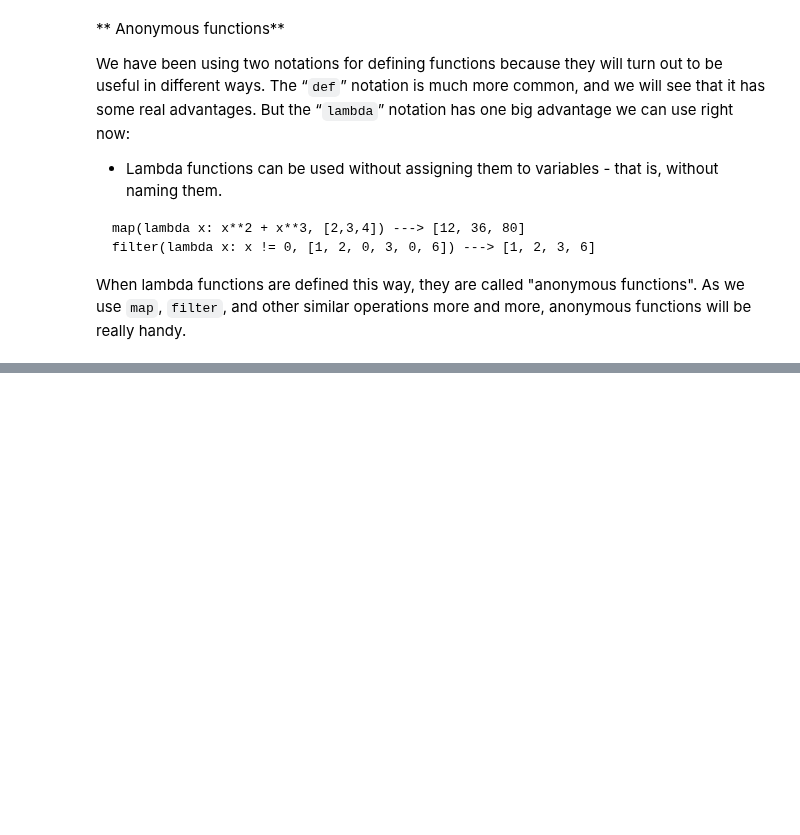
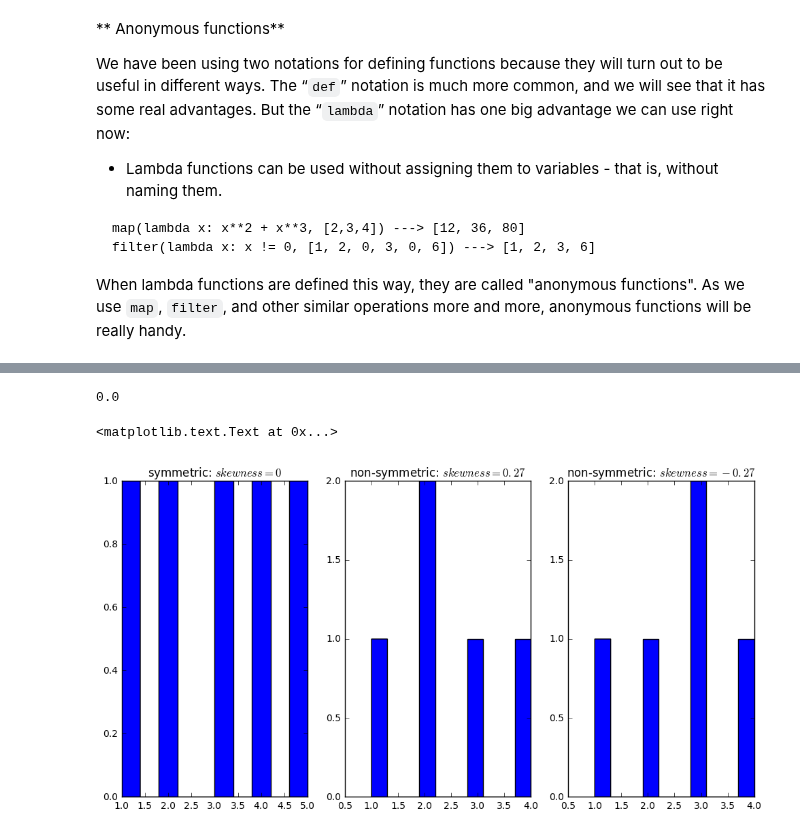
Before and after one commit to arjunsinghyadav2/Python_R_Workshop, a Jupyter notebook: Introduction to Python/Get Started with Python.ipynb, the cells around one changed output, grey strips where cells are left out. Drawn from its saved outputs; the diff is of its cells as text; code cells hidden in the pictures; blank space fills up the shorter version.

```diff
--- a/Introduction to Python/Get Started with Python.ipynb
+++ b/Introduction to Python/Get Started with Python.ipynb
@@ -811,0 +1810,22 @@ def increasing_lists2(L):
+# %%
+x = [1, 2, 3, 4, 5]
+def skew(x):
+    x = np.array(x)
+    return np.mean(((x - np.mean(x)) / np.std(x)) ** 3)
+skew(x)
+# %% [output]
+0.0
+# %%
+%matplotlib inline
+import matplotlib.pyplot as plt
+plt.rcParams['figure.figsize'] = 12, 6
+f, ax = plt.subplots(1, 3)
+ax[0].hist([1, 2, 3, 4, 5])
+ax[0].set_title('symmetric: $skewness = 0$')
+ax[1].hist([1, 2, 2, 3, 4])
+ax[1].set_title('non-symmetric: $skewness = 0.27$')
+ax[2].hist([1, 2, 3, 3, 4])
+ax[2].set_title('non-symmetric: $skewness = -0.27$')
+# %% [output]
+<matplotlib.text.Text at 0x...>
+[figure, added]
```
Also changed, not shown: parts of 255 cells of this notebook, 2 other files.
